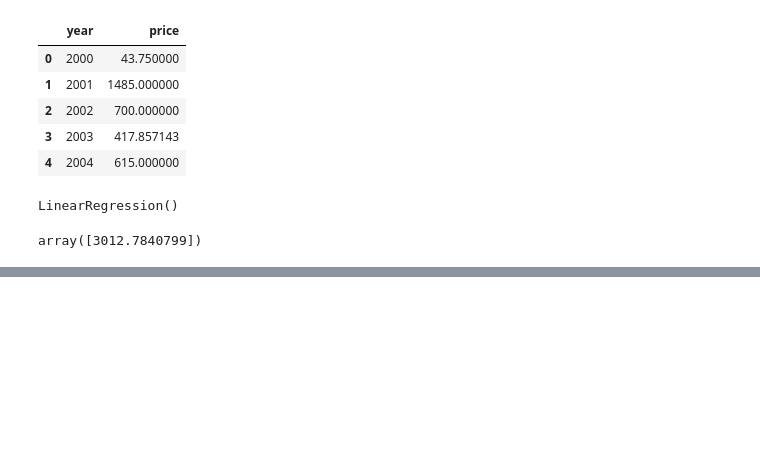
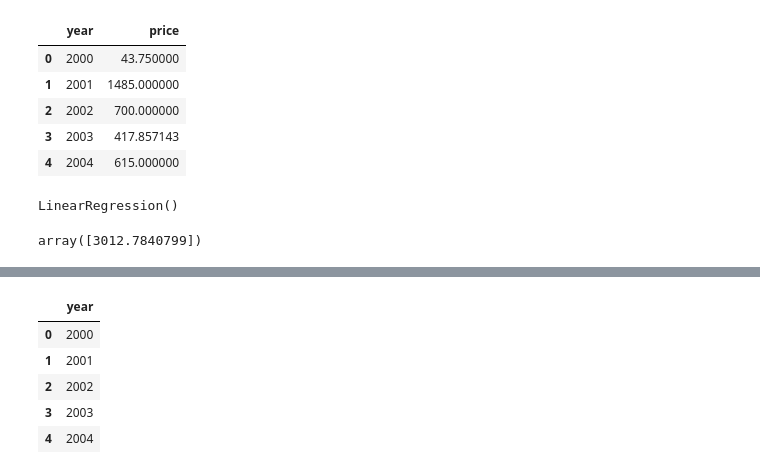
Before and after one commit to 95-sanya-95/MachineLearning, a Jupyter notebook: Linear_regression_single_variable.ipynb, the cells around one changed output, grey strips where cells are left out. Saved outputs shown, nothing was run; the diff lists cells and outputs as text; code cells hidden in the pictures; blank space fills up the shorter version.

```diff
--- a/Linear_regression_single_variable.ipynb
+++ b/Linear_regression_single_variable.ipynb
@@ -80,0 +96,11 @@ array([3012.7840799])
+# %%
+data1= averages_df.copy()
+data1 = data1.drop('price', axis=1)
+data1.head()
+# %% [output]
+|  | year |
+| 0 | 2000 |
+| 1 | 2001 |
+| 2 | 2002 |
+| 3 | 2003 |
+| 4 | 2004 |
```
Also changed, not shown: parts of 8 cells of this notebook.
